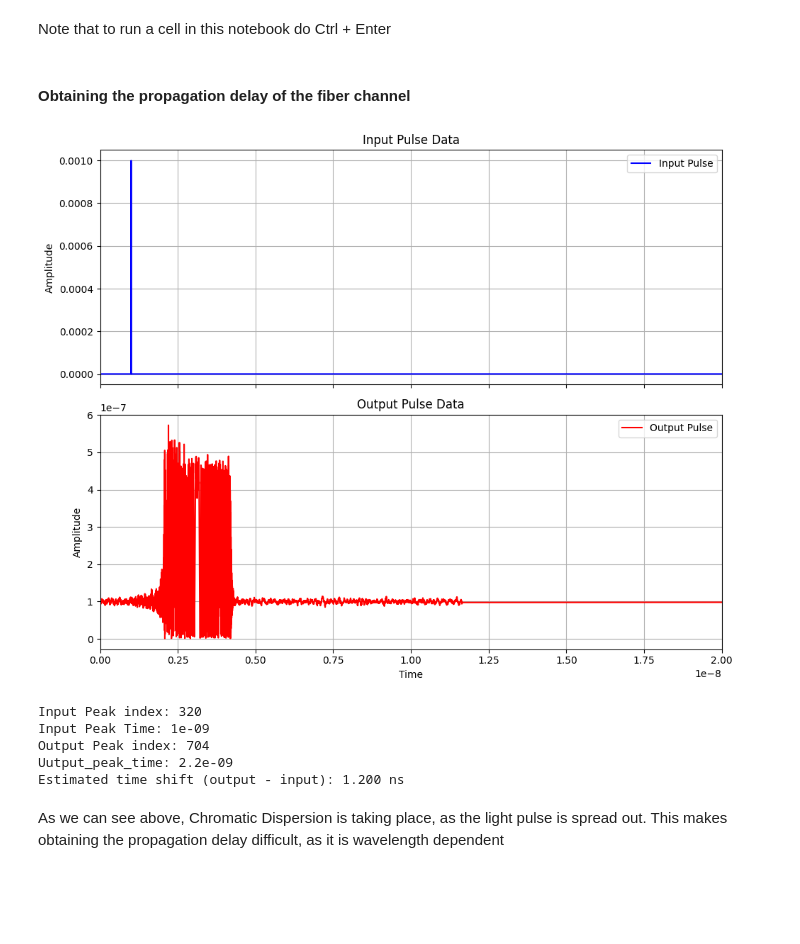
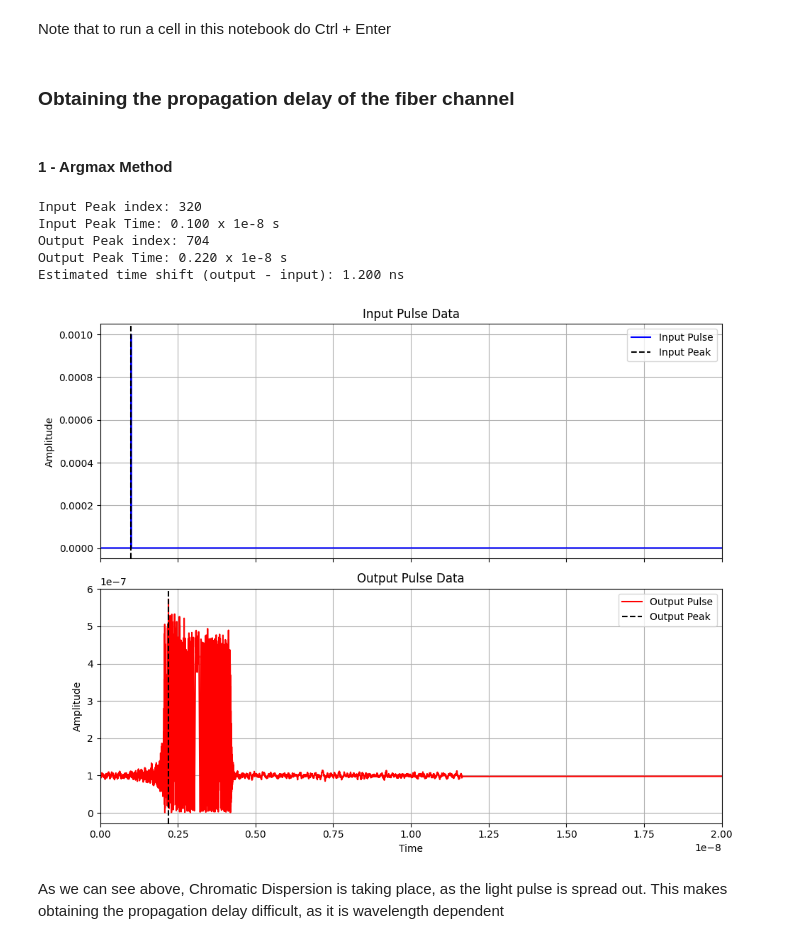
Before and after one commit to charliegil/Capstone, a Jupyter notebook: Tom/OpticalFiber.ipynb, the cells around one changed output. Drawn from its saved outputs; the diff is of its cells as text; code cells hidden in the pictures; blank space fills up the shorter version.

```diff
--- a/Tom/OpticalFiber.ipynb
+++ b/Tom/OpticalFiber.ipynb
@@ -3,12 +3,18 @@
 # %% [markdown]
 Note that to run a cell in this notebook do Ctrl + Enter
 # %% [markdown]
-<h4> Obtaining the propagation delay of the fiber channel </h4>
+<h3> Obtaining the propagation delay of the fiber channel </h3>
 # %%
 import pandas as pd
 import numpy as np
 import matplotlib.pyplot as plt
+# %% [markdown]
+<h4>1 - Argmax Method</h4>
 # %%
+import pandas as pd
+import matplotlib.pyplot as plt
+import numpy as np
+
 # Set the plotting style to default with white backgrounds.
 plt.style.use('default')
 plt.rcParams['axes.facecolor'] = 'white'
@@ -26,66 +32,68 @@ output_pulse_data = pd.read_csv("../single_pulse_data_output.txt",
                                 header=None,
                                 names=["Time", "Amplitude"]).astype(float).to_numpy()
 
-# Define the desired x-axis limits (in seconds, for example).
-# Here we want to show from 0 to 0.4e-7.
+# Define the desired x-axis limits (in seconds).
 x_min = 0
 x_max = 2e-8
 
-# Create subplots that share the same x-axis
+# Create subplots that share the same x-axis.
 fig, axs = plt.subplots(2, 1, figsize=(10, 8), sharex=True)
 
-# Plot the input pulse data
+# Plot the input pulse data.
 axs[0].plot(input_pulse_data[:, 0], input_pulse_data[:, 1], label="Input Pulse", color='b')
 axs[0].set_title('Input Pulse Data', color='black')
 axs[0].set_ylabel('Amplitude', color='black')
 axs[0].grid(True)
 axs[0].legend()
 axs[0].tick_params(axis='both', colors='black')
-axs[0].set_xlim(x_min, x_max)  # Set x-axis limits for input plot
+axs[0].set_xlim(x_min, x_max)
 
-# Plot the output pulse data
+# Plot the output pulse data.
 axs[1].plot(output_pulse_data[:, 0], output_pulse_data[:, 1], label="Output Pulse", color='r')
 axs[1].set_title('Output Pulse Data', color='black')
 axs[1].set_xlabel('Time', color='black')
 axs[1].set_ylabel('Amplitude', color='black')
 axs[1].grid(True)
 axs[1].legend()
 axs[1].tick_params(axis='both', colors='black')
-axs[1].set_xlim(x_min, x_max)  # Set x-axis limits for output plot
+axs[1].set_xlim(x_min, x_max)
 
-plt.tight_layout()  # Adjust layout to prevent clipping
-plt.show()
-
-# Identify the time shift between input and output by comparing the peak locations.
+# Identify the peak times using argmax.
 input_peak_index = np.argmax(input_pulse_data[:, 1])
 output_peak_index = np.argmax(output_pulse_data[:, 1])
 input_peak_time = input_pulse_data[input_peak_index, 0]
 output_peak_time = output_pulse_data[output_peak_index, 0]
+
+# Print the peak times in units of 1e-8 seconds.
 print(f"Input Peak index: {input_peak_index}")
-print(f"Input Peak Time: {input_peak_time}")
-
-
+print(f"Input Peak Time: {input_peak_time/1e-8:.3f} x 1e-8 s")
 print(f"Output Peak index: {output_peak_index}")
-print(f"Uutput_peak_time: {output_peak_time}")
+print(f"Output Peak Time: {output_peak_time/1e-8:.3f} x 1e-8 s")
 
 time_shift = output_peak_time - input_peak_time
-
-# Convert the time shift from seconds to nanoseconds.
 time_shift_ns = time_shift * 1e9
-
 print(f"Estimated time shift (output - input): {time_shift_ns:.3f} ns")
 
-# Provide some interpretation:
+# Add vertical markers at the peak times.
+axs[0].axvline(x=input_peak_time, color='k', linestyle='--', label='Input Peak')
+axs[1].axvline(x=output_peak_time, color='k', linestyle='--', label='Output Peak')
+
+# Optionally update legends to include the vertical lines.
+axs[0].legend()
+axs[1].legend()
+
+plt.tight_layout()  # Adjust layout to prevent clipping.
+plt.show()
+
 if time_shift < 0:
-    print("Note: A negative time shift indicates that the peak of the output impulse occurs "
-          "before the input pulse's peak. This could be due to measurement offsets or "
-          "data processing issues, so please verify the data and processing pipeline.")
+    print("Note: A negative time shift indicates that the peak of the output pulse occurs "
+          "before the input pulse's peak. Please verify the time references and data alignment.")
 # %% [output]
+Input Peak index: 320
+Input Peak Time: 0.100 x 1e-8 s
+Output Peak index: 704
+Output Peak Time: 0.220 x 1e-8 s
+Estimated time shift (output - input): 1.200 ns
-[figure, old version]
+[figure, new version]
-Input Peak index: 320
-Input Peak Time: 1e-09
-Output Peak index: 704
-Uutput_peak_time: 2.2e-09
-Estimated time shift (output - input): 1.200 ns
 # %% [markdown]
 As we can see above, Chromatic Dispersion is taking place, as the light pulse is spread out. This makes obtaining the propagation delay difficult, as it is wavelength dependent
```
Also changed, not shown: parts of 8 cells of this notebook, 2 other files.
